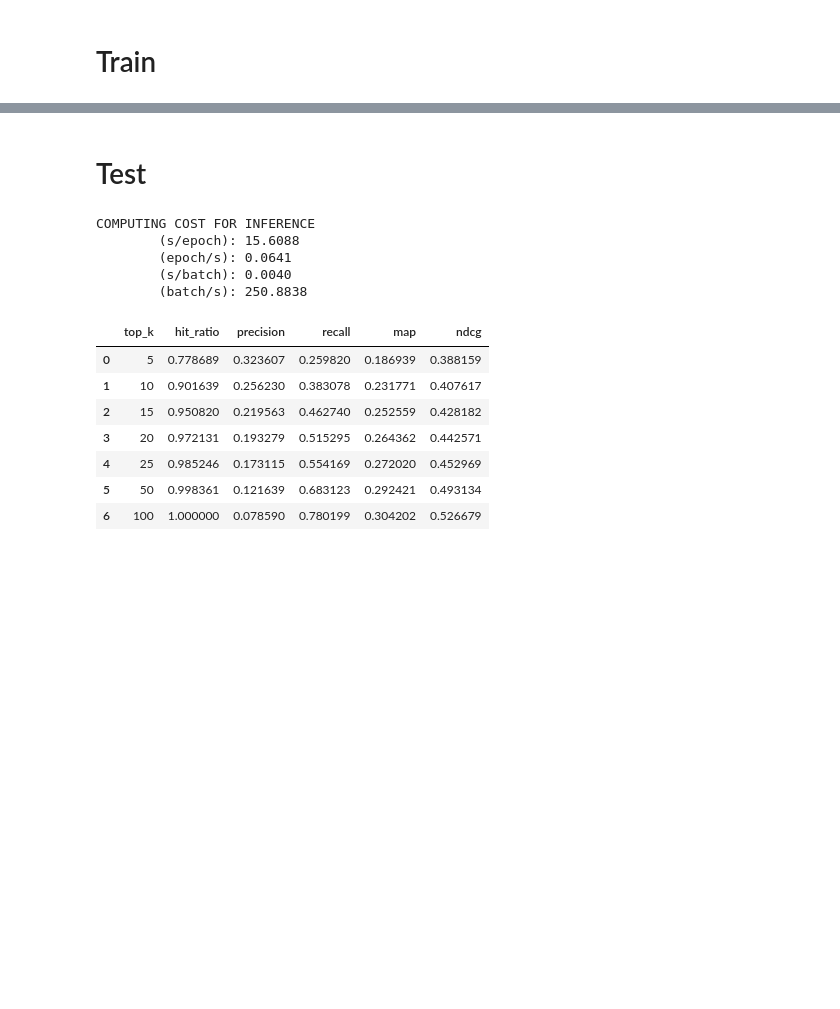
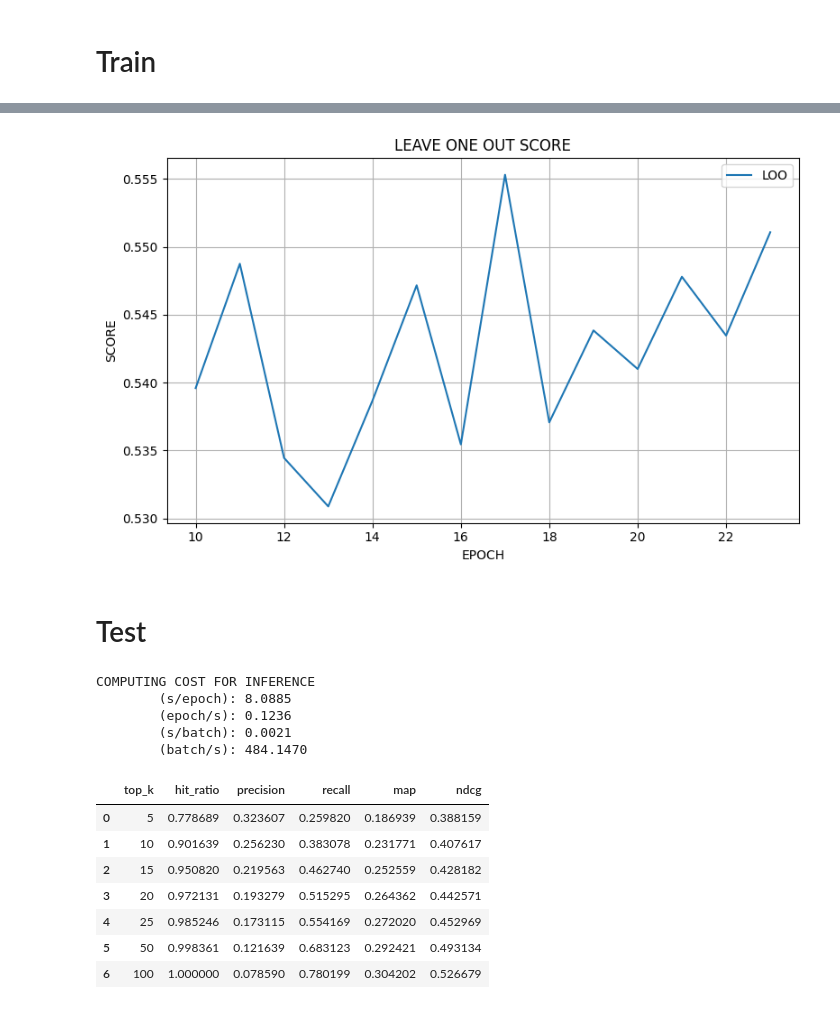
Before and after one commit to jayarnim/RS-J-NCF, a Jupyter notebook: _notebooks/pointwise/JNCF_movielens.ipynb, the cells around one changed output, grey strips where cells are left out. Drawn from its saved outputs; the diff is of its cells as text; code cells hidden in the pictures; blank space fills up the shorter version.

```diff
--- a/_notebooks/pointwise/JNCF_movielens.ipynb
+++ b/_notebooks/pointwise/JNCF_movielens.ipynb
@@ -220,3 +217,7 @@ UTILS.visualizer.loss_plot(history, 'TASK LOSS')
+# %%
+UTILS.visualizer.score_plot(history, 'SCORE')
+# %% [output]
+[figure, added]
 # %% [markdown]
 # Test
 # %%
@@ -224,8 +225,8 @@ predictor = PerformancePredictor(model)
 # %%
-result = predictor.predict(tst_loader)
+metrics_sheet = evaluator.evaluate(loaders["tst"])
 # %% [output]
 COMPUTING COST FOR INFERENCE
-        (s/epoch): 15.6088
-        (epoch/s): 0.0641
-        (s/batch): 0.0040
-        (batch/s): 250.8838
+        (s/epoch): 8.0885
+        (epoch/s): 0.1236
+        (s/batch): 0.0021
+        (batch/s): 484.1470
```
Also changed, not shown: parts of 16 cells of this notebook, 38 other files.
